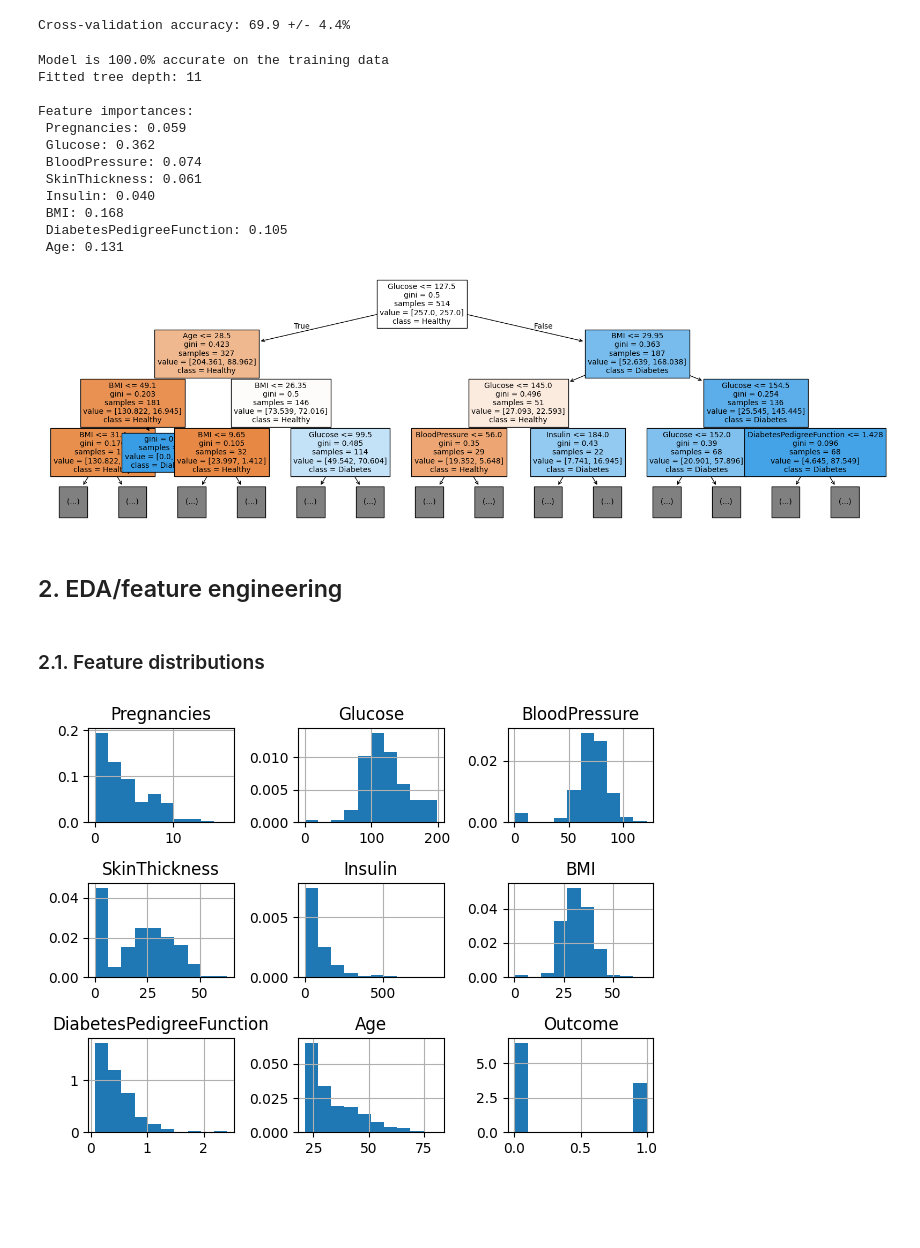
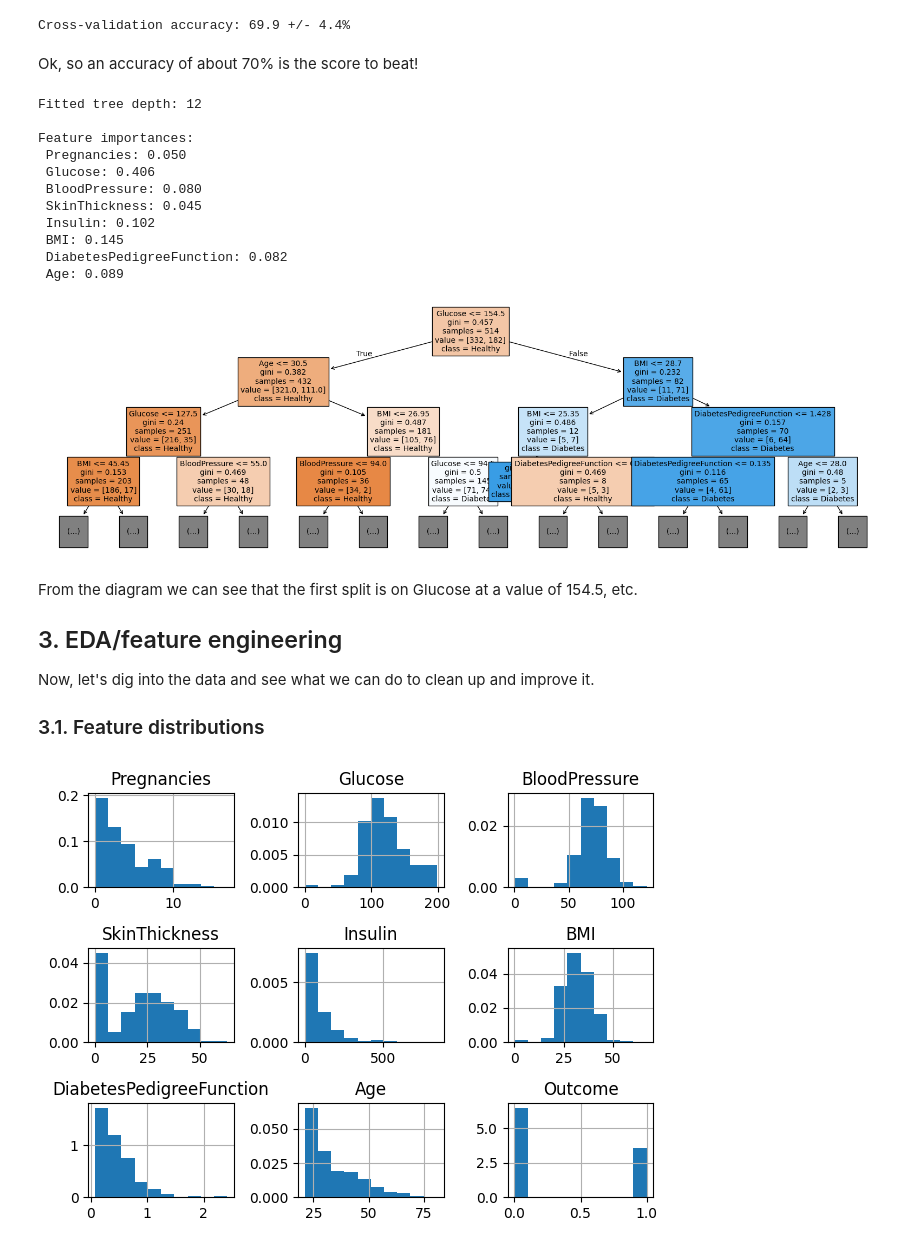
Before and after one commit to gperdrizet/DS-ML_course_materials, a Jupyter notebook: project_solution_notebooks/02-descision_trees.ipynb, the cells around one changed output. Saved outputs shown, nothing was run; the diff lists cells and outputs as text; code cells hidden in the pictures; blank space fills up the shorter version.

```diff
--- a/project_solution_notebooks/02-descision_trees.ipynb
+++ b/project_solution_notebooks/02-descision_trees.ipynb
@@ -28,3 +40,8 @@ data_df.drop_duplicates().reset_index(drop=True, inplace=True)
+# %%
+# Load the data from the URL
+data_file='../data/raw_data/diabetes_data.csv'
+data_df=pd.read_csv(data_file)
+data_df.drop_duplicates().reset_index(drop=True, inplace=True)
 # %% [markdown]
 ### 1.2. Train-test split
 # %%
@@ -103,60 +116,54 @@ experiments={'Baseline': scores * 100}
 print(f'Cross-validation accuracy: {(np.median(scores) * 100):.1f} +/- {(scores.std() * 100):.1f}%')
 # %% [output]
 Cross-validation accuracy: 69.9 +/- 4.4%
+# %% [markdown]
+Ok, so an accuracy of about 70% is the score to beat!
 # %%
-# Let's take a look at the tree
-import matplotlib.pyplot as plt
-from sklearn import tree
-
-model=DecisionTreeClassifier(random_state=random_seed, class_weight='balanced')
+# For fun, let's take a look at the tree sklearn came up with
+model=DecisionTreeClassifier(random_state=random_seed)
 fit_result=model.fit(training_features, training_labels)
 
-# Make predictions from test set features
-predicted_labels=model.predict(training_features)
-
-# Score predictions for accuracy
-percent_accuracy=accuracy_score(training_labels, predicted_labels) * 100
-
-# Show some details about the model
-print(f'\nModel is {percent_accuracy:.1f}% accurate on the training data')
 print(f'Fitted tree depth: {fit_result.tree_.max_depth}')
 print('\nFeature importances:')
 
 for feature, importance in zip(training_features.columns, fit_result.tree_.compute_feature_importances()):
     print(f' {feature}: {importance:.3f}')
 
 print()
 
 # Plot the first few levels of the tree
 fig=plt.figure(figsize=(20,6))
 
 tree.plot_tree(model,
     feature_names=list(training_features.columns),
     class_names=['Healthy', 'Diabetes'],
     filled=True,
     fontsize=10,
     max_depth=3
 )
 
 plt.show()
 # %% [output]
-Model is 100.0% accurate on the training data
-Fitted tree depth: 11
+Fitted tree depth: 12
 
 Feature importances:
- Pregnancies: 0.059
- Glucose: 0.362
- BloodPressure: 0.074
- SkinThickness: 0.061
- Insulin: 0.040
- BMI: 0.168
- DiabetesPedigreeFunction: 0.105
- Age: 0.131
+ Pregnancies: 0.050
+ Glucose: 0.406
+ BloodPressure: 0.080
+ SkinThickness: 0.045
+ Insulin: 0.102
+ BMI: 0.145
+ DiabetesPedigreeFunction: 0.082
+ Age: 0.089
-[figure, old version]
+[figure, new version]
-# %% [markdown]
-## 2. EDA/feature engineering
-# %% [markdown]
-### 2.1. Feature distributions
+# %% [markdown]
+From the diagram we can see that the first split is on Glucose at a value of 154.5, etc.
+
+## 3. EDA/feature engineering
+
+Now, let's dig into the data and see what we can do to clean up and improve it.
+
+### 3.1. Feature distributions
 # %%
 training_df.hist(density=True, layout=(3,3))
 plt.tight_layout()
```
Also changed, not shown: parts of 89 cells of this notebook, 2 other files.
